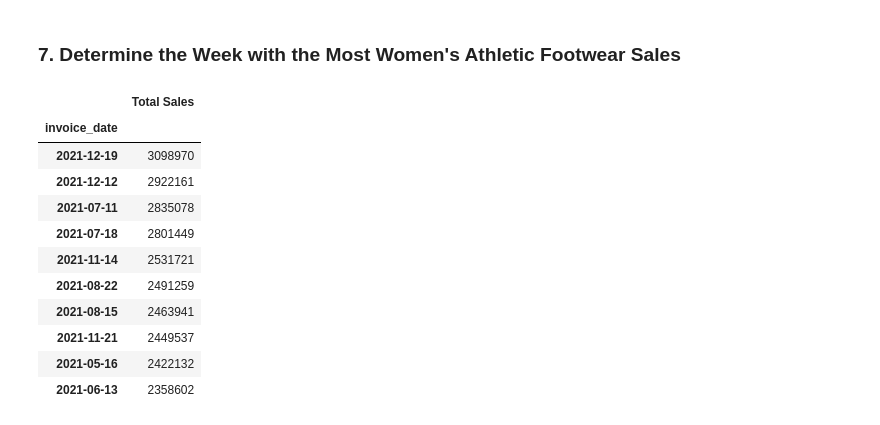
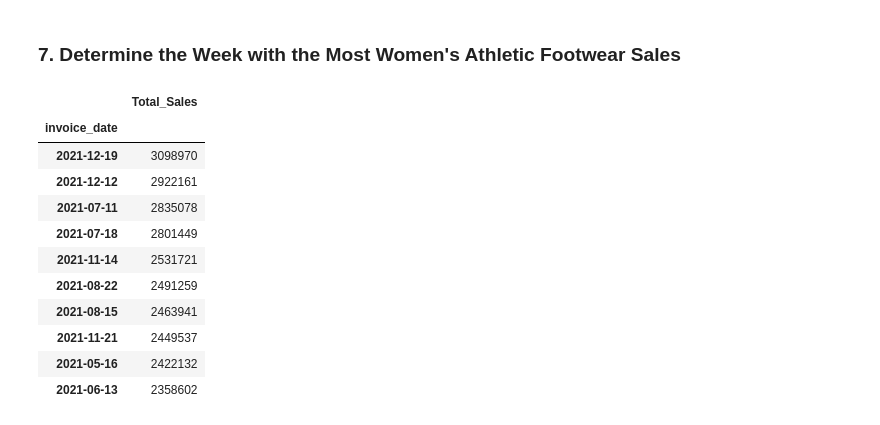
Before and after one commit to florinamonroy/Athletic-Sales-Analysis, a Jupyter notebook: athletic_sales_analysis.ipynb, the cells around one changed output. Cells and saved outputs as stored; diff of their text form; code cells hidden in the pictures.

```diff
--- a/athletic_sales_analysis.ipynb
+++ b/athletic_sales_analysis.ipynb
@@ -428,9 +427,7 @@ total_sold_athletic_footwear_by_date.head(10)
 | 2020-02-04 | 268253 |
 # %%
 # Resample the pivot table into daily bins, and get the total sales for each day.
-total_sold_athletic_footwear_by_date = filtered_sales_athletic_footware.pivot_table(index=['invoice_date'], values='total_sales', aggfunc='sum')
-
-total_sold_athletic_footwear_by_date.columns = ["Total_Sales"]
+total_sold_athletic_footwear_by_date.resample('D').sum()
 
 # Sort the resampled pivot table in descending order on "Total Sales".
 sorted_total_sold_athletic_footwear_by_date = total_sold_athletic_footwear_by_date.sort_values(by="Total_Sales", ascending=False)
@@ -452,11 +449,13 @@ sorted_total_sold_athletic_footwear_by_date.head(10)
 ### 7.  Determine the Week with the Most Women's Athletic Footwear Sales
 # %%
 # Resample the pivot table into weekly bins, and get the total sales for each week.
-
+total_sold_athletic_footwear_by_week =total_sold_athletic_footwear_by_date.resample('W').sum()
 
 # Sort the resampled pivot table in descending order on "Total Sales".
+sorted_total_sold_athletic_footwear_by_week = total_sold_athletic_footwear_by_week.sort_values(by="Total_Sales", ascending=False)
+sorted_total_sold_athletic_footwear_by_week.head(10)
 # %% [output]
-|  | Total Sales |
+|  | Total_Sales |
 | invoice_date |  |
 | 2021-12-19 | 3098970 |
 | 2021-12-12 | 2922161 |
```
Also changed, not shown: parts of 2 cells of this notebook.
